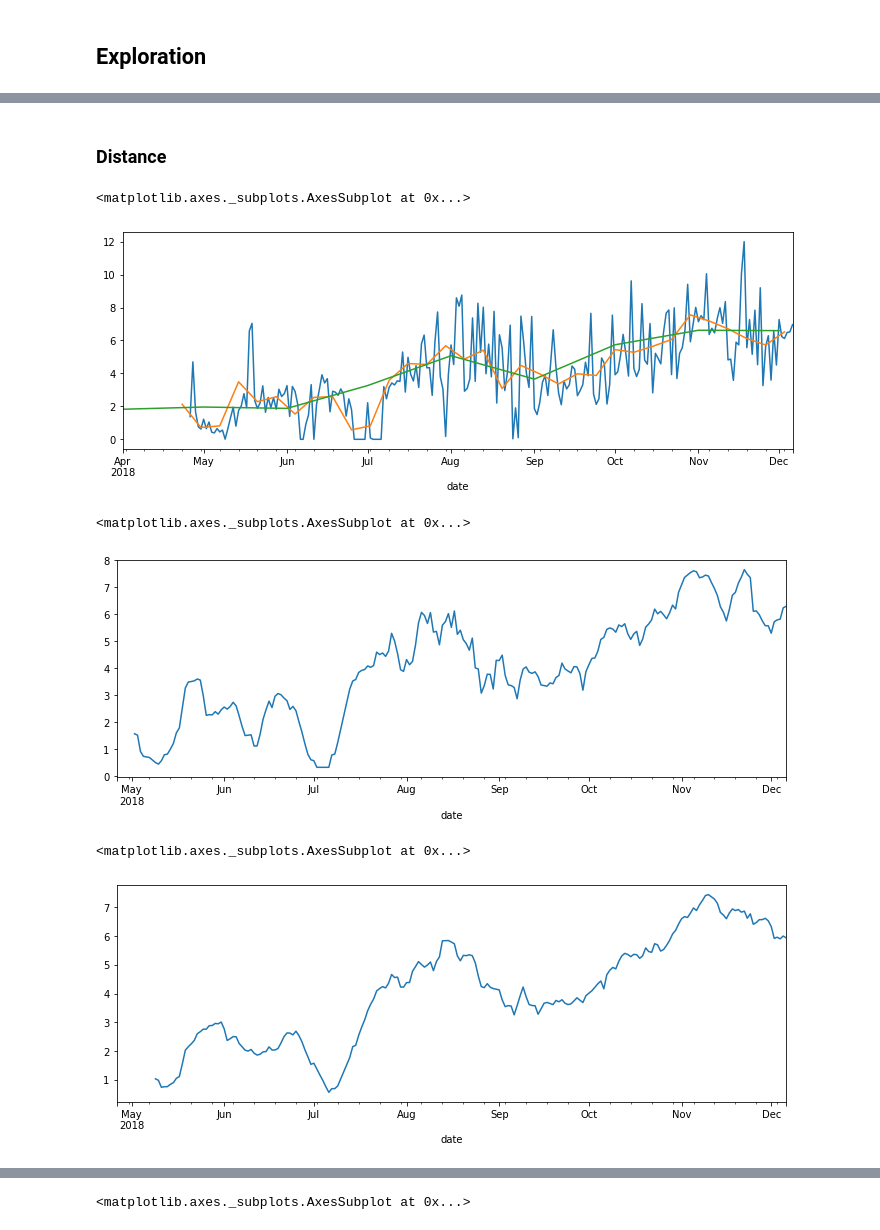
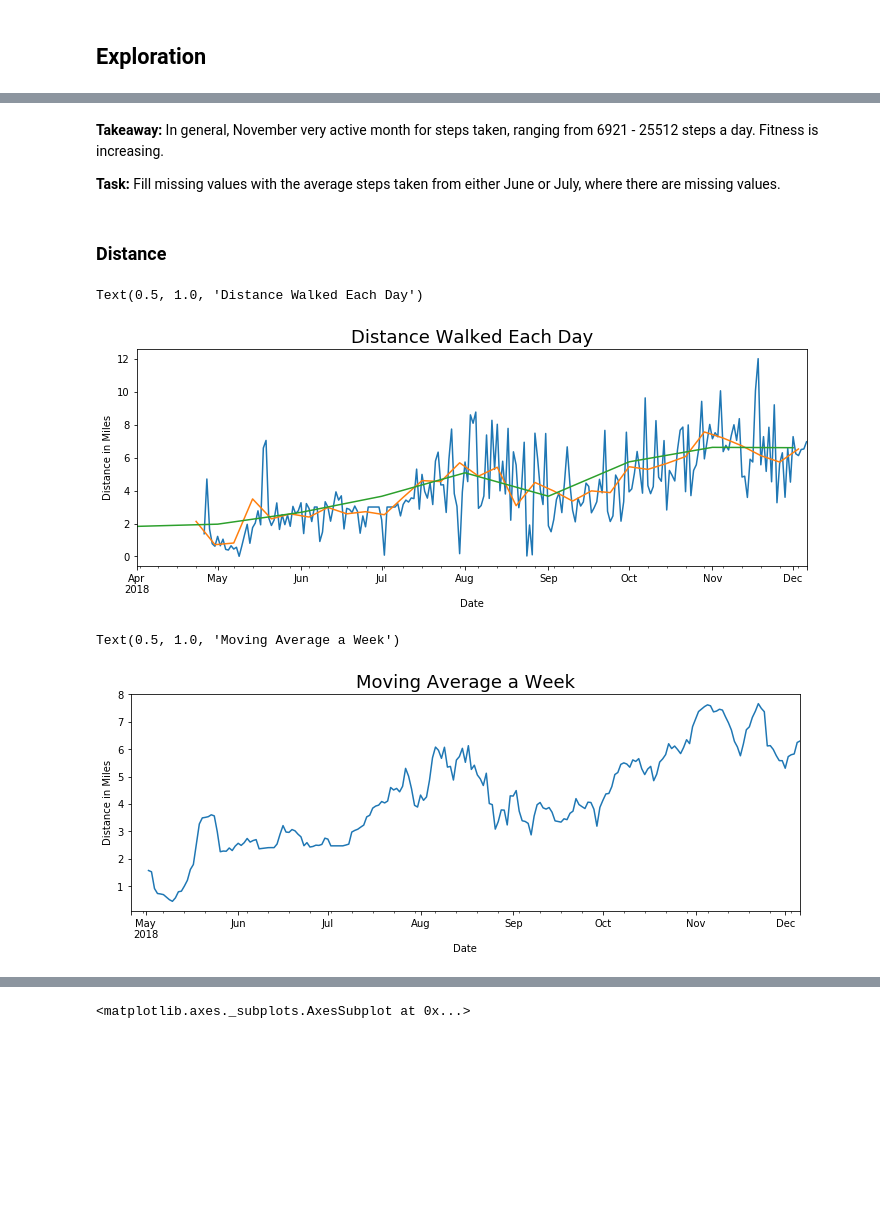
Before and after one commit to Dairy-Time/time-series-project, a Jupyter notebook: Fitbit_Data.ipynb, the cells around one changed output, grey strips where cells are left out. Saved outputs shown, nothing was run; the diff lists cells and outputs as text; code cells hidden in the pictures; blank space fills up the shorter version.

```diff
--- a/Fitbit_Data.ipynb
+++ b/Fitbit_Data.ipynb
@@ -482,22 +435,26 @@ d[d.month == 11].sort_values(by='steps')
+# %% [markdown]
+**Takeaway:** In general, November very active month for steps taken, ranging from 6921 - 25512 steps a day. Fitness is increasing.
+
+**Task:** Fill missing values with the average steps taken from either June or July, where there are missing values.
 # %% [markdown]
 ### Distance
 # %%
-# distance
+# Look at distance to see shape by day, week and month
 df.distance.resample("D").mean().plot(figsize=(12,4))
 df.distance.resample("W").mean().plot(figsize=(12,4))
 df.distance.resample("M").mean().plot(figsize=(12,4))
+plt.xlabel("Date")
+plt.ylabel("Distance in Miles")
+plt.title("Distance Walked Each Day", fontsize=18)
 # %% [output]
-<matplotlib.axes._subplots.AxesSubplot at 0x...>
+Text(0.5, 1.0, 'Distance Walked Each Day')
-[figure, old version]
+[figure, new version]
 # %%
-# one week/7 days
+# Look at rolling averages for one week and two weeks
 df.distance.rolling(7).mean().plot(figsize=(12,4))
+plt.xlabel("Date")
+plt.ylabel("Distance in Miles")
+plt.title("Moving Average a Week", fontsize=18)
 # %% [output]
-<matplotlib.axes._subplots.AxesSubplot at 0x...>
+Text(0.5, 1.0, 'Moving Average a Week')
-[figure, old version]
+[figure, new version]
-# %%
-# every two weeks
-df.distance.rolling(14).mean().plot(figsize=(12,4))
-# %% [output]
-<matplotlib.axes._subplots.AxesSubplot at 0x...>
-[figure, removed]
```
Also changed, not shown: parts of 137 cells of this notebook.
